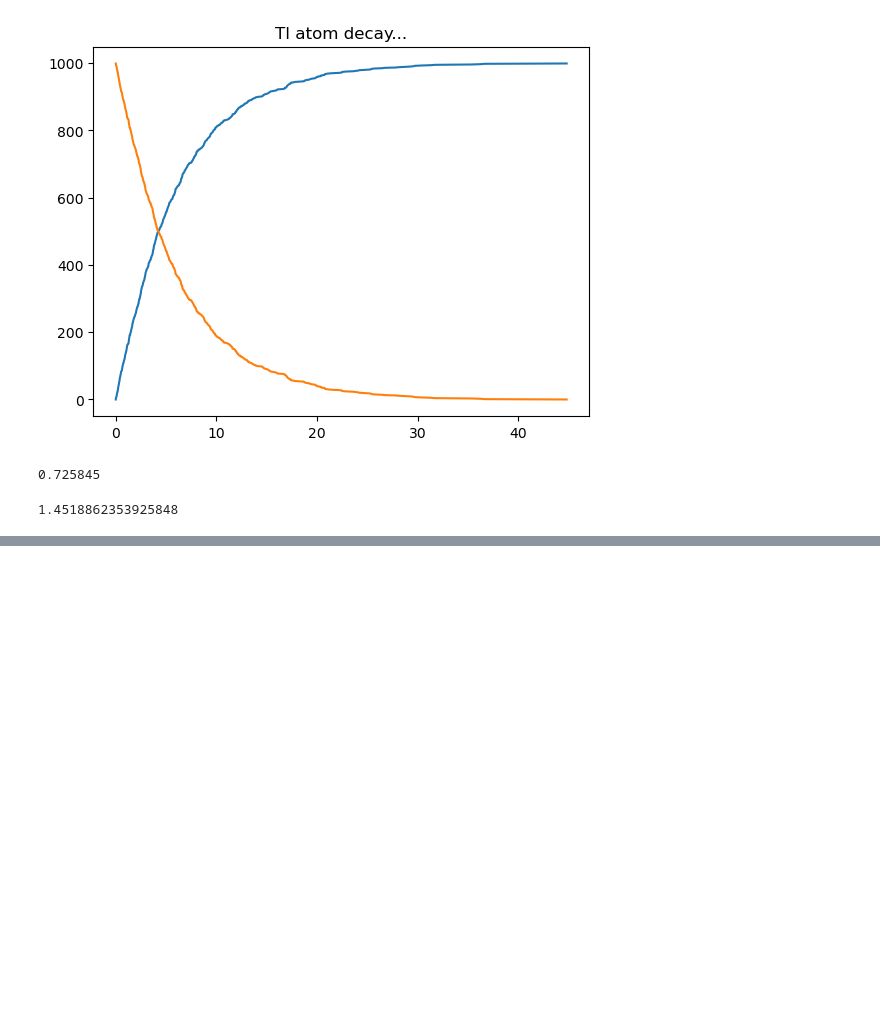
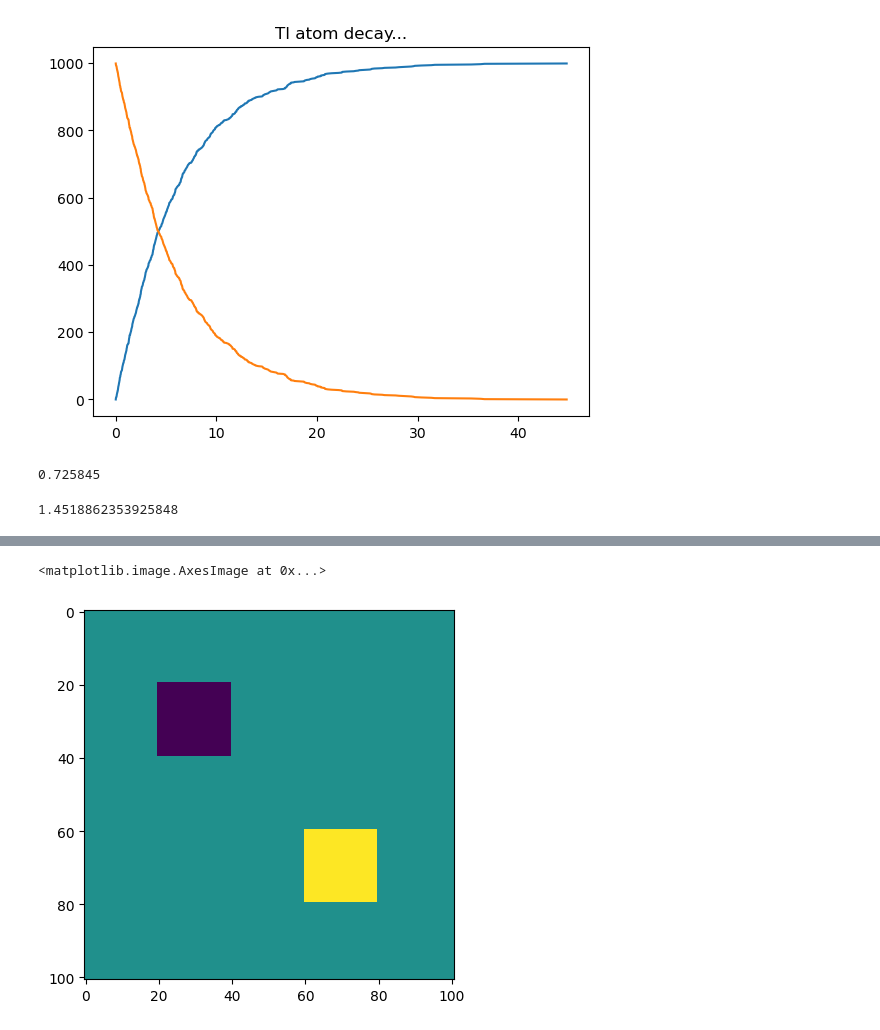
Before and after one commit to ImJayCup/ASTR78100-JacobYuzovitskiy, a Jupyter notebook: Astro78100.ipynb, the cells around one changed output, grey strips where cells are left out. Saved outputs shown, nothing was run; the diff lists cells and outputs as text; code cells hidden in the pictures; blank space fills up the shorter version.

```diff
--- a/Astro78100.ipynb
+++ b/Astro78100.ipynb
@@ -315,0 +434,18 @@ print(integral)
+# %%
+#poisson with two thingies
+from numpy import empty, zeros, max
+from matplotlib import pyplot as plt
+M = 100
+V = 1.0
+target = 1e-6
+phi = zeros([M+1,M+1],float)
+phi[0,:] = V
+phiprime = empty([M+1,M+1],float)
+
+rho = zeros([M+1, M+1], float)
+rho[60:80, 60:80] = 1
+rho[20:40, 20:40] = -1
+plt.imshow(rho)
+# %% [output]
+<matplotlib.image.AxesImage at 0x...>
+[figure, added]
```
Also changed, not shown: parts of 8 cells of this notebook, 1 other file.
